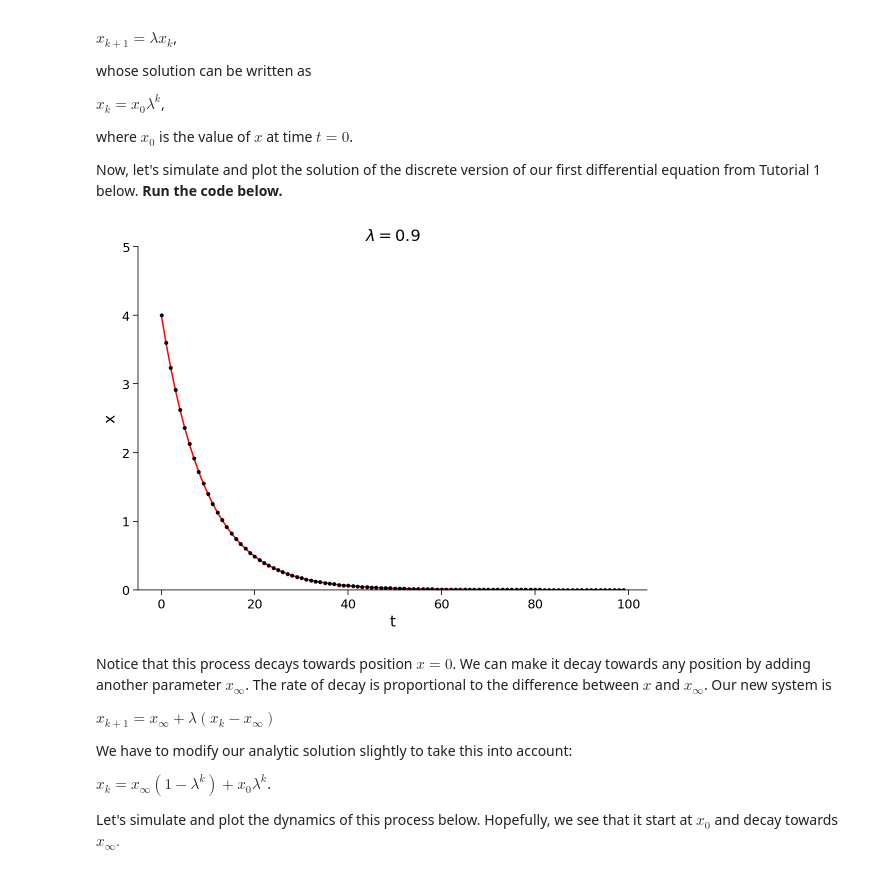
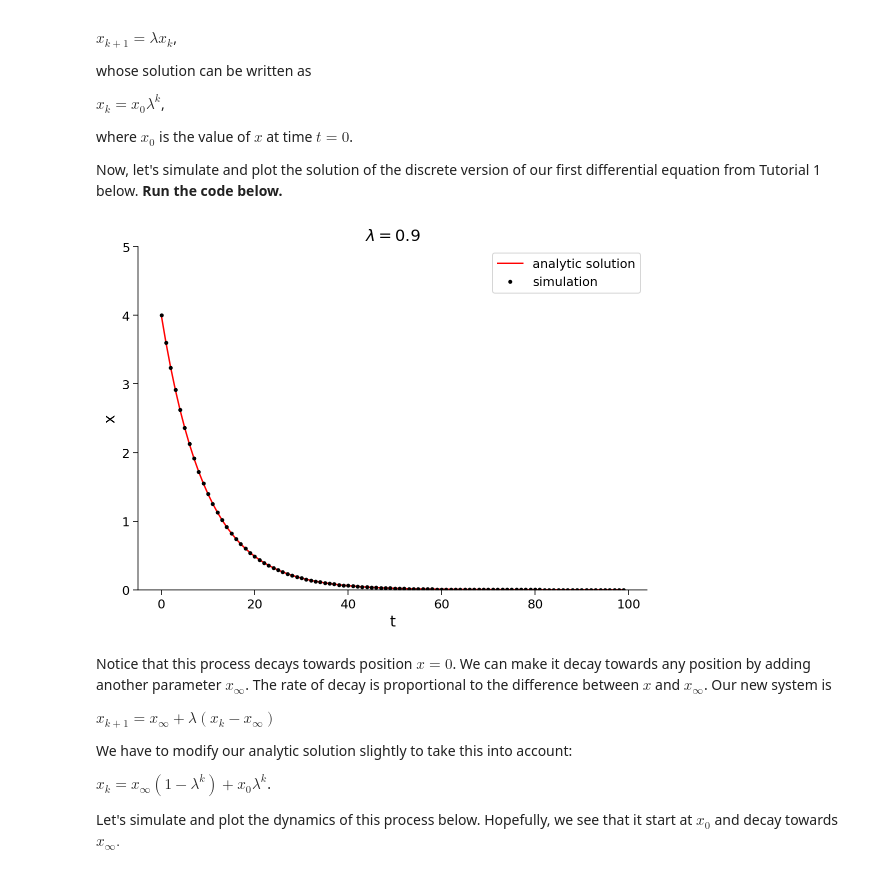
Before and after one commit to astha736/Neuromatch-TA, a Jupyter notebook: W2D2/W2D2_Tutorial3.ipynb, the cells around one changed output. Saved outputs shown, nothing was run; the diff lists cells and outputs as text; code cells hidden in the pictures.

```diff
--- a/W2D2/W2D2_Tutorial3.ipynb
+++ b/W2D2/W2D2_Tutorial3.ipynb
@@ -37,27 +49,9 @@ import ipywidgets as widgets       # interactive display
 %config InlineBackend.figure_format = 'retina'
 plt.style.use("https://raw.githubusercontent.com/NeuromatchAcademy/course-content/master/nma.mplstyle")
 # %%
-# @title Helper Functions
+# @title Plotting Functions
 # drift-diffusion model
 # returns t, x
-def ddm(T, x0, xinfty, lam, sig):
-    t = np.arange(0, T, 1.)
-    x = np.zeros_like(t)
-    x[0] = x0
-
-    for k in range(len(t)-1):
-        x[k+1] = xinfty + lam * (x[k] - xinfty) + sig * np.random.standard_normal(size=1)
-
-    return t, x
-
-# computes equilibrium variance of ddm
-# returns variance
-def ddm_eq_var(T, x0, xinfty, lam, sig):
-    t, x = ddm(T, x0, xinfty, lam, sig)
-
-    # returns variance of the second half of the simulation
-    # this is a hack: assumes system has settled by second half
-    return x[-round(T/2):].var()
 
 def plot_random_walk_sims(sims, nsims=10):
   """Helper for exercise 3A"""
@@ -105,6 +99,20 @@ def var_comparison_plot(empirical, analytical):
 
   plt.grid(True)
   plt.show()
+
+def plot_dynamics(x, t, lam, xinfty=0):
+  """ Plot the dynamics """
+  fig = plt.figure()
+  plt.title('$\lambda=%0.1f$' % lam, fontsize=16)
+  x0 = x[0]
+  plt.plot(t, xinfty + (x0 - xinfty) * lam**t, 'r', label='analytic solution')
+  plt.plot(t, x, 'k.', label='simulation')          # simulated data pts
+  plt.ylim(0, x0+1)
+
+  plt.xlabel('t')
+  plt.ylabel('x')
+  plt.legend()
+  plt.show()
 # %% [markdown]
 ---
 # Section 1: Random Walks
@@ -388,30 +405,22 @@ Now, let's simulate and plot the solution of the discrete version of our first d
 # %%
 # parameters
 lam = 0.9
 T = 100      # total Time duration in steps
 x0 = 4.     # initial condition of x at time 0
 
 # initiatialize variables
 t = np.arange(0, T, 1.)
 x = np.zeros_like(t)
 x[0] = x0
 
 # Step through in time
 for k in range(len(t)-1):
     x[k+1] = lam * x[k]
 
 # plot x as it evolves in time
-fig = plt.figure()
-plt.title('$\lambda=%0.1f$' % lam, fontsize=16)
-plt.plot(t, x0 * lam**t, 'r') # analytic solution
-plt.plot(t, x, 'k.')          # simulated data pts
-plt.ylim(0, x0+1)
-
-plt.xlabel('t')
-plt.ylabel('x')
-plt.show()
+plot_dynamics(x, t, lam)
 # %% [output]
-[figure, old version]
+[figure, new version]
 # %% [markdown]
 Notice that this process decays towards position $x=0$. We can make it decay towards any position by adding another parameter $x_\infty$. The rate of decay is proportional to the difference between $x$ and $x_\infty$. Our new system is
 
```
Also changed, not shown: parts of 32 cells of this notebook.
